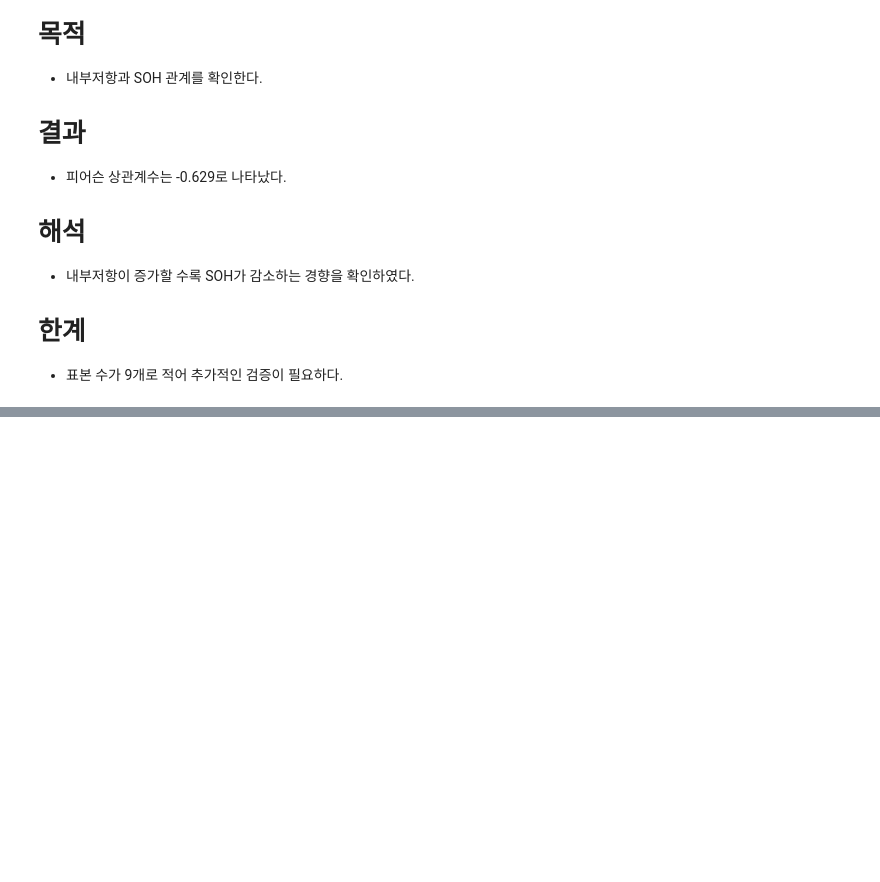
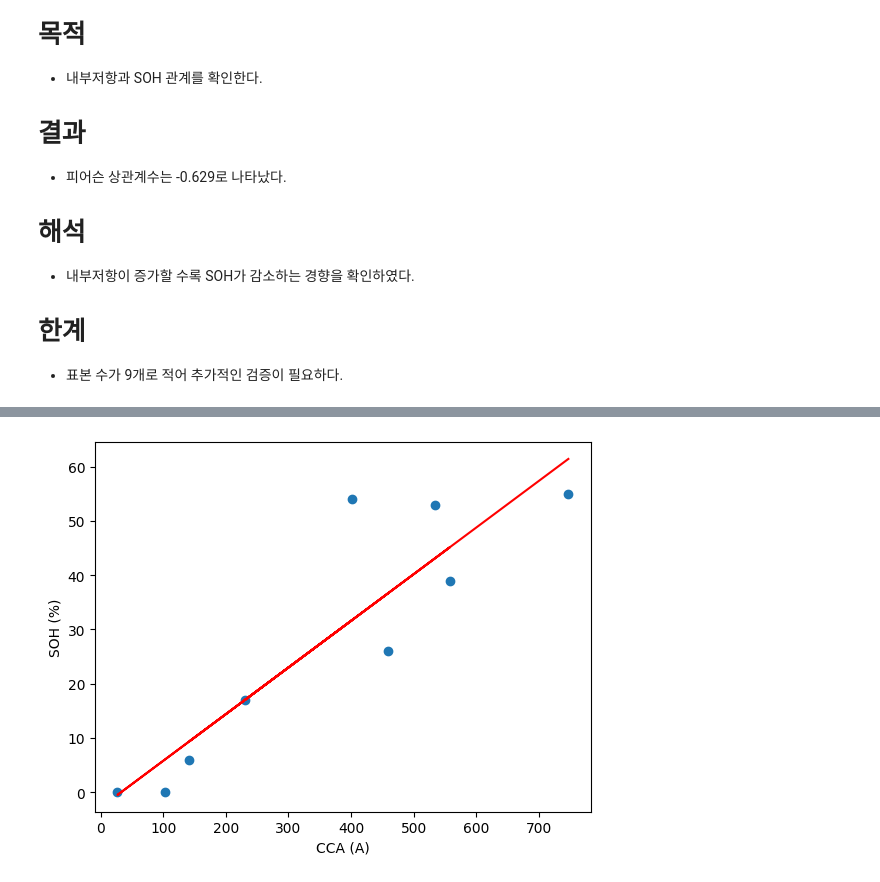
Before and after one commit to insu5177/Battery-Diagnostics-Study, a Jupyter notebook: notebooks/01_EDA.ipynb, the cells around one changed output, grey strips where cells are left out. Saved outputs shown, nothing was run; the diff lists cells and outputs as text; code cells hidden in the pictures; blank space fills up the shorter version.

```diff
--- a/notebooks/01_EDA.ipynb
+++ b/notebooks/01_EDA.ipynb
@@ -150,0 +163,17 @@ plt.show()
+# %%
+m, b = np.polyfit(df_battery["CCA(A)"],
+                  df_battery["SOH(%)"], 1)
+# %%
+plt.scatter(df_battery["CCA(A)"],
+            df_battery["SOH(%)"])
+
+plt.plot(df_battery["CCA(A)"],
+         m * df_battery["CCA(A)"] + b,
+         color="red")
+
+plt.xlabel("CCA (A)")
+plt.ylabel("SOH (%)")
+
+plt.show()
+# %% [output]
+[figure, added]
```
Also changed, not shown: parts of 4 cells of this notebook.
